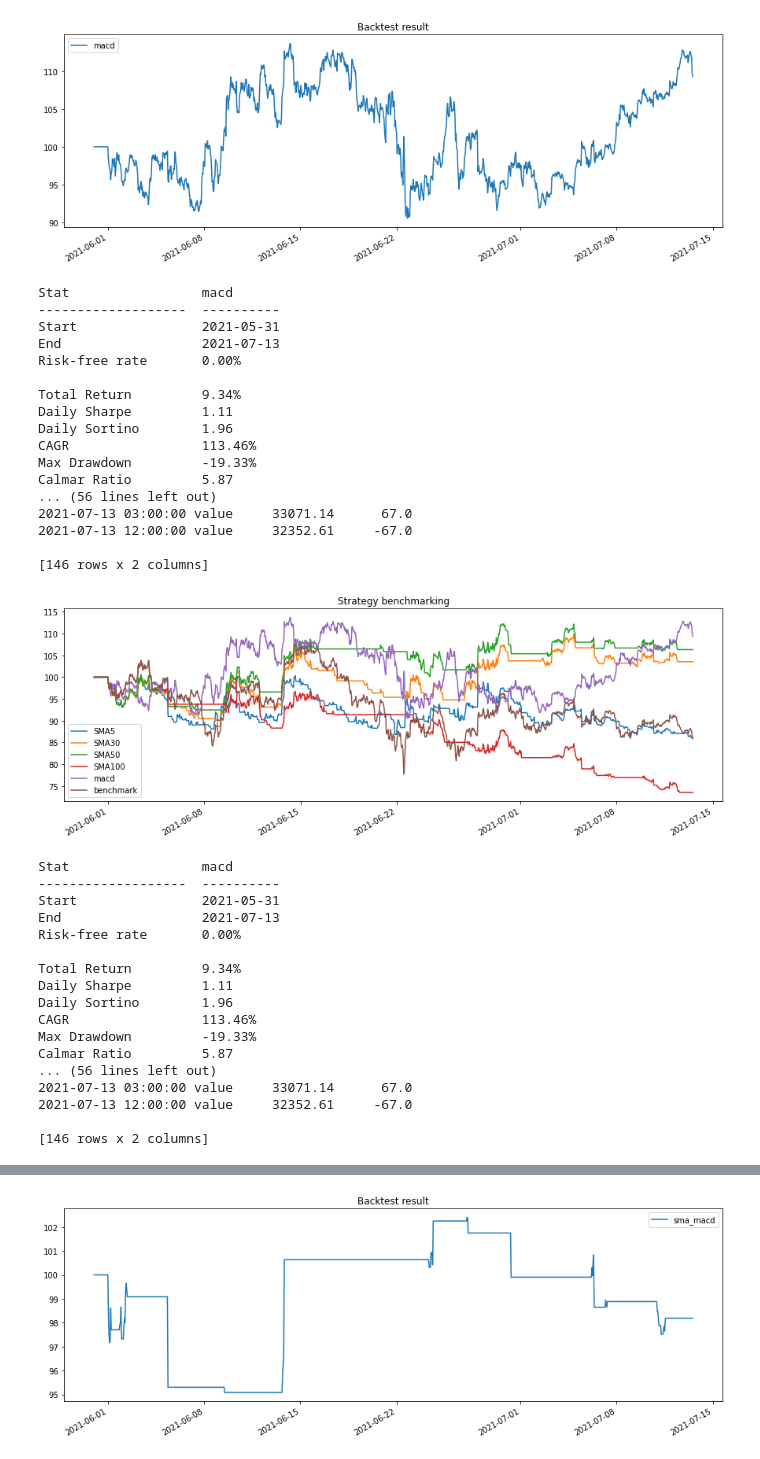
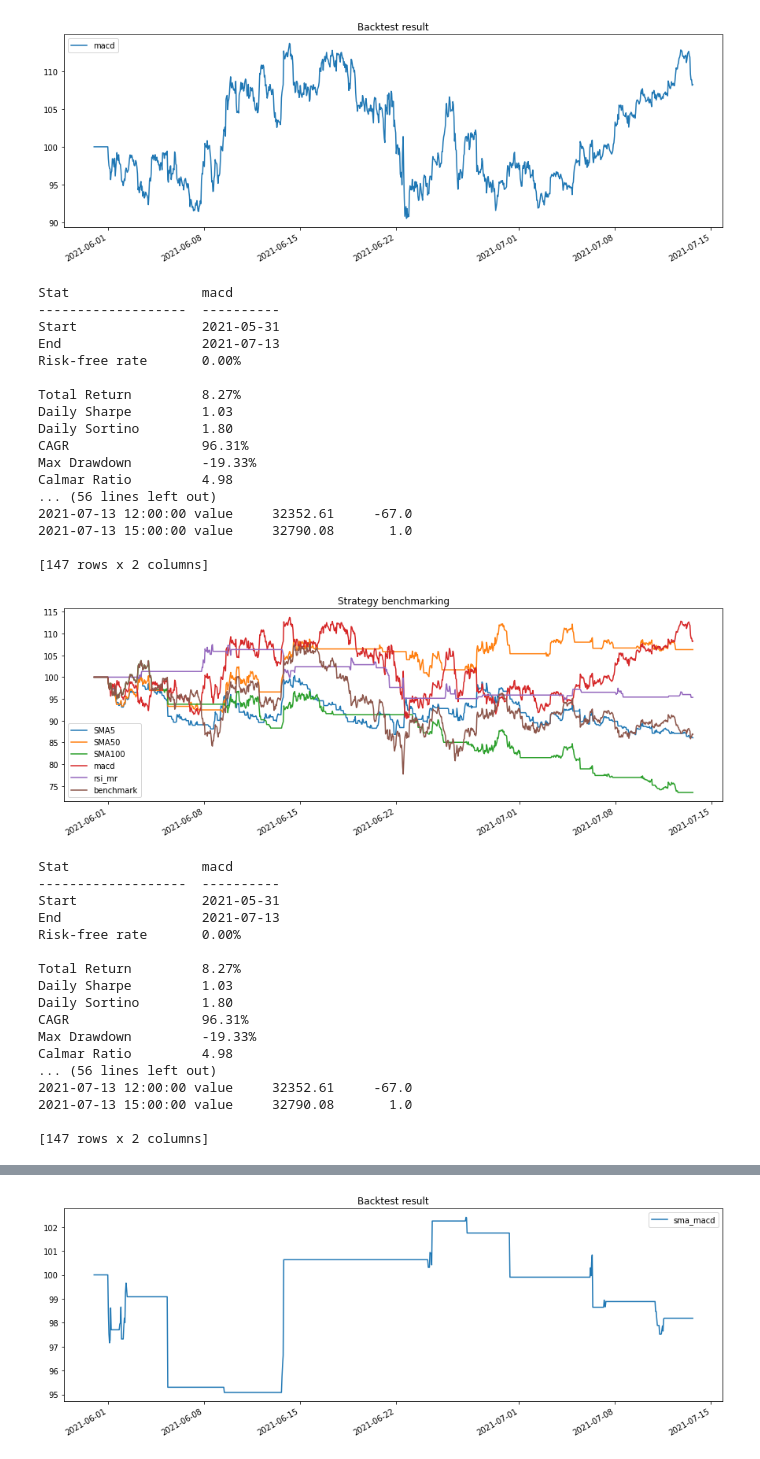
Before and after one commit to evandroagnes/cryptocurrencies-trading, a Jupyter notebook: cryptocurrencies_analysis.ipynb, the cells around one changed output, grey strips where cells are left out. Cells and saved outputs as stored; diff of their text form; code cells hidden in the pictures.

Commit message:
Results from 1h interval since 2021-06-01

```diff
--- a/cryptocurrencies_analysis.ipynb
+++ b/cryptocurrencies_analysis.ipynb
@@ -289,7 +268,7 @@ plt.show()
 # %%
-bt_backtest = signal_strategy(price_data.copy(), signal, 'rsi_mr')
+bt_rsi = signal_strategy(price_data.copy(), signal, 'rsi_mr')
 
-bt_result = bt.run(bt_backtest)
+bt_result = bt.run(bt_rsi)
 # Plot the backtest result
 bt_result.plot(title='Backtest result')
 plt.show()
@@ -326,17 +305,17 @@ Start                2021-05-31
 End                  2021-07-13
 Risk-free rate       0.00%
 
-Total Return         9.34%
-Daily Sharpe         1.11
-Daily Sortino        1.96
-CAGR                 113.46%
+Total Return         8.27%
+Daily Sharpe         1.03
+Daily Sortino        1.80
+CAGR                 96.31%
 Max Drawdown         -19.33%
-Calmar Ratio         5.87
+Calmar Ratio         4.98
 ... (56 lines left out)
-2021-07-13 03:00:00 value     33071.14      67.0
 2021-07-13 12:00:00 value     32352.61     -67.0
+2021-07-13 15:00:00 value     32790.08       1.0
 
-[146 rows x 2 columns]
+[147 rows x 2 columns]
 # %%
 from backtest_utils import signal_above_strategy, buy_and_hold_strategy
 
@@ -351,11 +329,11 @@ bt_benchmark = buy_and_hold_strategy(price_data.copy(), name='benchmark')
 # %%
 # Run all backtests and plot the resutls
 #bt_results = bt.run(macd_bt, sma5, sma30, sma50, benchmark)
-bt_results = bt.run(bt_sma5, bt_sma30, bt_sma50, bt_sma100, bt_macd, bt_benchmark)
+bt_results = bt.run(bt_sma5, bt_sma50, bt_sma100, bt_macd, bt_rsi, bt_benchmark)
 bt_results.plot(title='Strategy benchmarking')
 plt.show()
 # %% [output]
-[figure, old version]
+[figure, new version]
 # %%
 bt_result = bt.run(bt_macd)
 print(bt_result.display())
@@ -367,17 +345,17 @@ Start                2021-05-31
 End                  2021-07-13
 Risk-free rate       0.00%
 
-Total Return         9.34%
-Daily Sharpe         1.11
-Daily Sortino        1.96
-CAGR                 113.46%
+Total Return         8.27%
+Daily Sharpe         1.03
+Daily Sortino        1.80
+CAGR                 96.31%
 Max Drawdown         -19.33%
-Calmar Ratio         5.87
+Calmar Ratio         4.98
 ... (56 lines left out)
-2021-07-13 03:00:00 value     33071.14      67.0
 2021-07-13 12:00:00 value     32352.61     -67.0
+2021-07-13 15:00:00 value     32790.08       1.0
 
-[146 rows x 2 columns]
+[147 rows x 2 columns]
 # %%
 # Plot the backtest result
 bt_results.plot(title='Backtest result')
```
Also changed, not shown: parts of 14 cells of this notebook.
